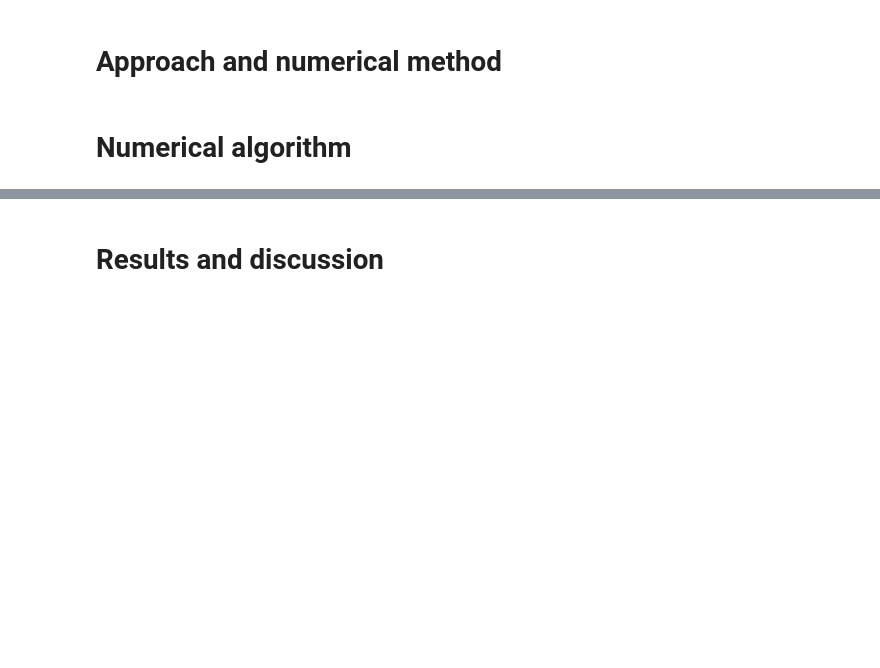
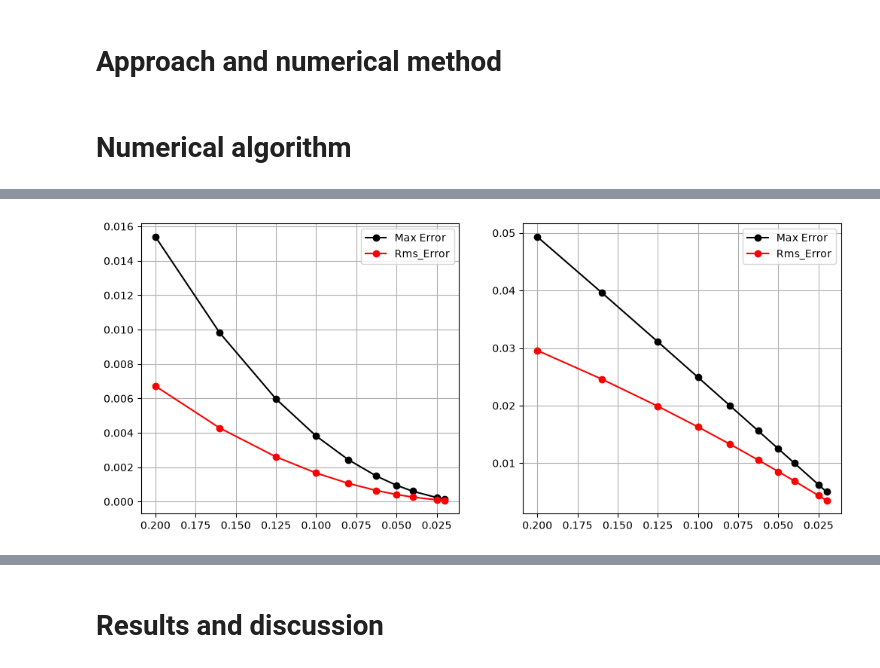
Before and after one commit to Aathi2165/AE801_2026, a Jupyter notebook: numode_ivp/Raguram_ODE_IVP.ipynb, the cells around one changed output, grey strips where cells are left out. Saved outputs shown, nothing was run; the diff lists cells and outputs as text; code cells hidden in the pictures; blank space fills up the shorter version.

```diff
--- a/numode_ivp/Raguram_ODE_IVP.ipynb
+++ b/numode_ivp/Raguram_ODE_IVP.ipynb
@@ -90,0 +143,17 @@ plt.show()
+# %%
+plt.figure(figsize=(12,5))
+plt.subplot(1,2,1)
+plt.plot(h,X_max,"-o",color="k",label ="Max Error")
+plt.plot(h,X_rms,"-o",color="r",label ="Rms_Error")
+plt.legend()
+plt.grid()
+plt.gca().invert_xaxis()
+plt.subplot(1,2,2)
+plt.plot(h,V_max,"-o",color="k",label ="Max Error")
+plt.plot(h,V_rms,"-o",color="r",label ="Rms_Error")
+plt.legend()
+plt.grid()
+plt.gca().invert_xaxis()
+plt.show()
+# %% [output]
+[figure, added]
```
Also changed, not shown: parts of 9 cells of this notebook.
